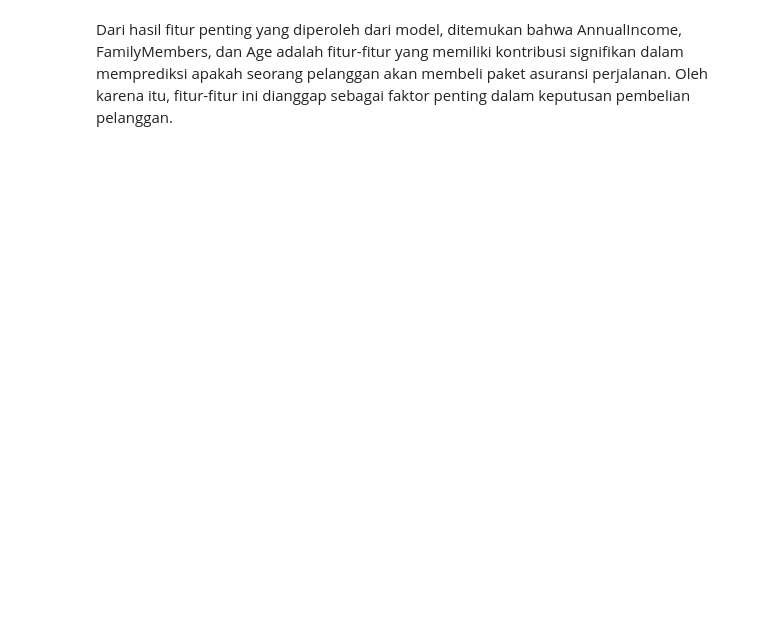
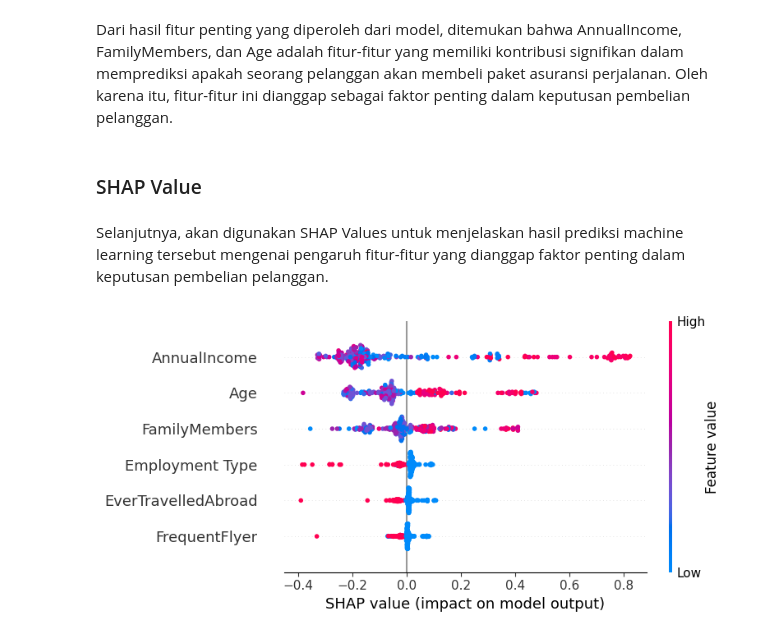
Before and after one commit to mfathul21/travel-insurance, a Jupyter notebook: Proyek_Pertama_Predictive_Analytics.ipynb, the cells around one changed output. Saved outputs shown, nothing was run; the diff lists cells and outputs as text; code cells hidden in the pictures; blank space fills up the shorter version.

Commit message:
Add explainable AI with Feature Importance and SHAP Value

```diff
--- a/Proyek_Pertama_Predictive_Analytics.ipynb
+++ b/Proyek_Pertama_Predictive_Analytics.ipynb
@@ -876,2 +884,14 @@ plt.savefig("feature-importance.jpg", bbox_inches='tight')
 # %% [markdown]
 Dari hasil fitur penting yang diperoleh dari model, ditemukan bahwa AnnualIncome, FamilyMembers, dan Age adalah fitur-fitur yang memiliki kontribusi signifikan dalam memprediksi apakah seorang pelanggan akan membeli paket asuransi perjalanan. Oleh karena itu, fitur-fitur ini dianggap sebagai faktor penting dalam keputusan pembelian pelanggan.
+# %% [markdown]
+### SHAP Value
+# %% [markdown]
+Selanjutnya, akan digunakan SHAP Values untuk menjelaskan hasil prediksi machine learning tersebut mengenai pengaruh fitur-fitur yang dianggap faktor penting dalam keputusan pembelian pelanggan.
+# %%
+explainer = shap.Explainer(gbc.predict, X_test)
+shap_values = explainer(X_test)
+shap.summary_plot(shap_values, show=False)
+
+plt.savefig("shap-values.jpg", bbox_inches='tight')
+# %% [output]
+[figure, added]
```
Also changed, not shown: parts of 19 cells of this notebook.
